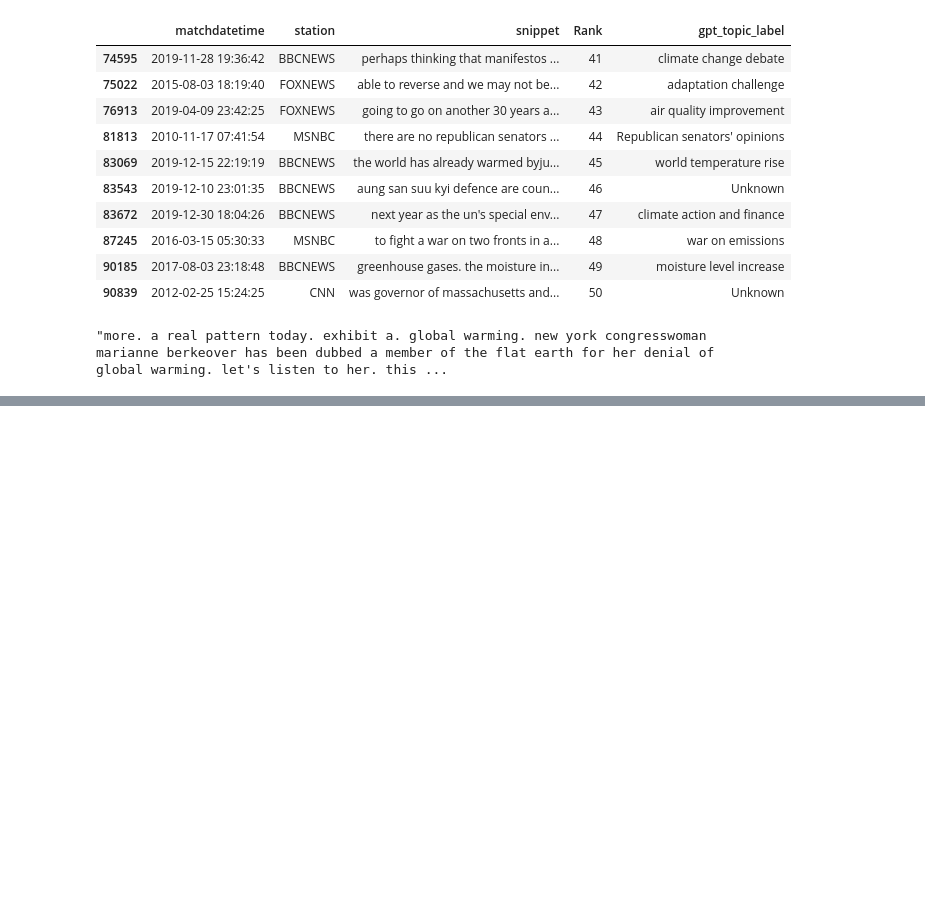
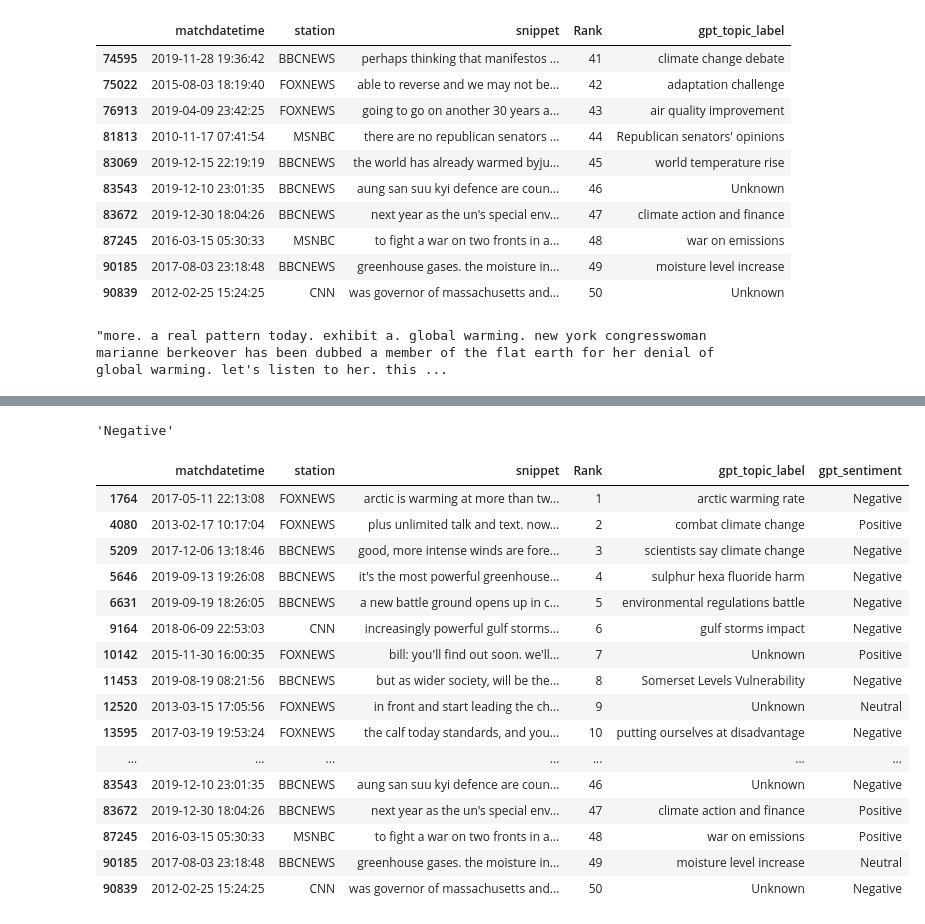
Before and after one commit to giantmagellan/climate-lang-processing, a Jupyter notebook: scripts/scripts_test.ipynb, the cells around one changed output, grey strips where cells are left out. Saved outputs shown, nothing was run; the diff lists cells and outputs as text; code cells hidden in the pictures; blank space fills up the shorter version.

Commit message:
llm sentiment classification

```diff
--- a/scripts/scripts_test.ipynb
+++ b/scripts/scripts_test.ipynb
@@ -105,0 +110,5 @@ gpt_output_df.iloc[40:50]
+# %%
+# Import topic label dataframe
+gpt_label_df = pd.read_csv('data/topic_labels.csv', index_col=0)
+gpt_label_df['gpt_sentiment'] = pd.NaT
+gpt_label_df.head()
@@ -105,0 +122,37 @@ gpt_output_df.iloc[40:50]
+# %%
+sentiment_payload = {
+    "system_prompt": system_prompt_sentiment,
+    "introduction": sentiment_introduction,
+    "instruction": sentiment_instructions,
+    # "snippet": gpt_label_df['snippet'][1764]
+}
+# print(sentiment_payload['snippet'])
+# %%
+# Single snippet test
+generate_llm_output(sentiment_payload)
+# %% [output]
+'Negative'
+# %%
+# Update the DataFrame with sentiment classification
+result_col = 'gpt_sentiment'
+gpt_output_df = append_llm_output(df=gpt_label_df, payload=sentiment_payload, result_col=result_col)
+# %%
+gpt_output_df.iloc[0:50]
+# %% [output]
+|  | matchdatetime | station | snippet | Rank | gpt_topic_label | gpt_sentiment |
+| 1764 | 2017-05-11 22:13:08 | FOXNEWS | arctic is warming at more than tw... | 1 | arctic warming rate | Negative |
+| 4080 | 2013-02-17 10:17:04 | FOXNEWS | plus unlimited talk and text. now... | 2 | combat climate change | Positive |
+| 5209 | 2017-12-06 13:18:46 | BBCNEWS | good, more intense winds are fore... | 3 | scientists say climate change | Negative |
+| 5646 | 2019-09-13 19:26:08 | BBCNEWS | it's the most powerful greenhouse... | 4 | sulphur hexa fluoride harm | Negative |
+| 6631 | 2019-09-19 18:26:05 | BBCNEWS | a new battle ground opens up in c... | 5 | environmental regulations battle | Negative |
+| 9164 | 2018-06-09 22:53:03 | CNN | increasingly powerful gulf storms... | 6 | gulf storms impact | Negative |
+| 10142 | 2015-11-30 16:00:35 | FOXNEWS | bill: you'll find out soon. we'll... | 7 | Unknown | Positive |
+| 11453 | 2019-08-19 08:21:56 | BBCNEWS | but as wider society, will be the... | 8 | Somerset Levels Vulnerability | Negative |
+| 12520 | 2013-03-15 17:05:56 | FOXNEWS | in front and start leading the ch... | 9 | Unknown | Neutral |
+| 13595 | 2017-03-19 19:53:24 | FOXNEWS | the calf today standards, and you... | 10 | putting ourselves at disadvantage | Negative |
+| ... | ... | ... | ... | ... | ... | ... |
+| 83543 | 2019-12-10 23:01:35 | BBCNEWS | aung san suu kyi defence are coun... | 46 | Unknown | Negative |
+| 83672 | 2019-12-30 18:04:26 | BBCNEWS | next year as the un's special env... | 47 | climate action and finance | Positive |
+| 87245 | 2016-03-15 05:30:33 | MSNBC | to fight a war on two fronts in a... | 48 | war on emissions | Positive |
+| 90185 | 2017-08-03 23:18:48 | BBCNEWS | greenhouse gases. the moisture in... | 49 | moisture level increase | Neutral |
+| 90839 | 2012-02-25 15:24:25 | CNN | was governor of massachusetts and... | 50 | Unknown | Negative |
```
Also changed, not shown: parts of 5 cells of this notebook, 2 other files.
